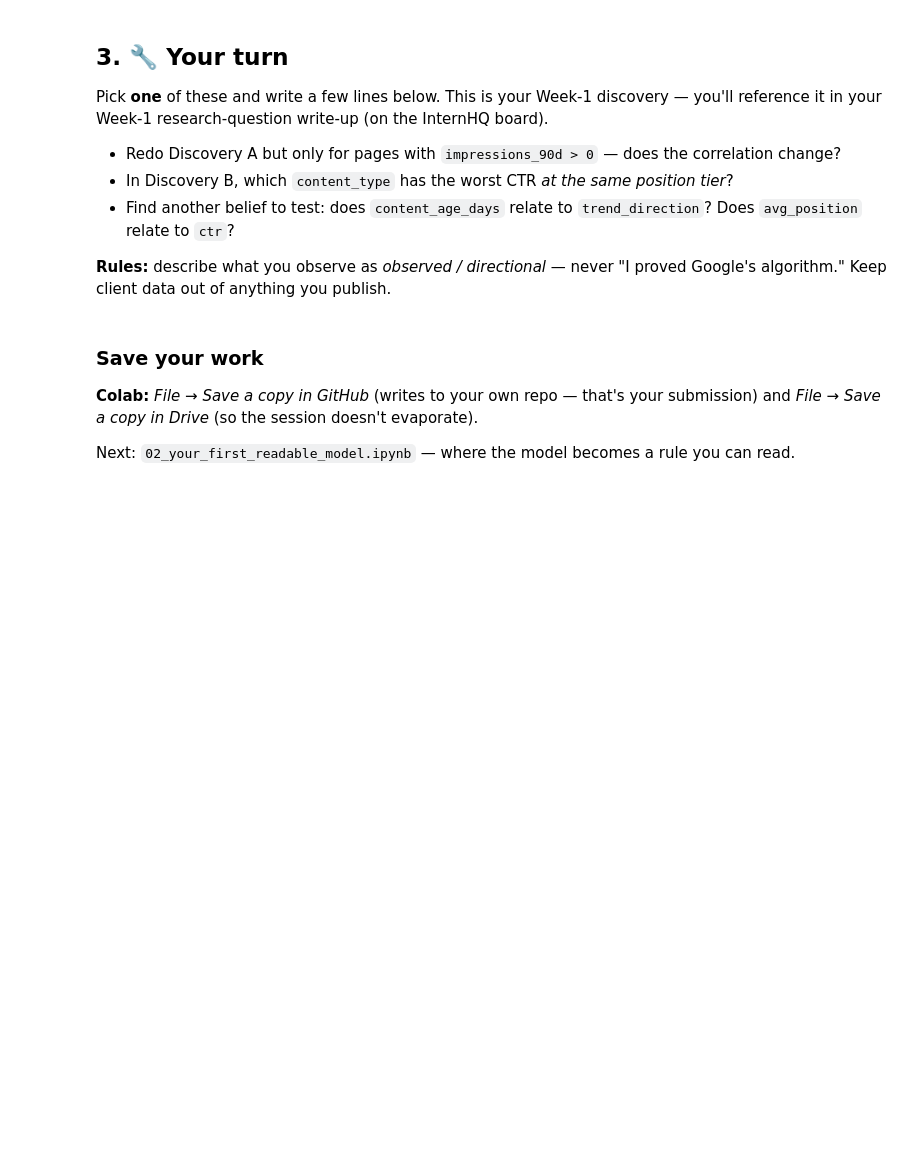
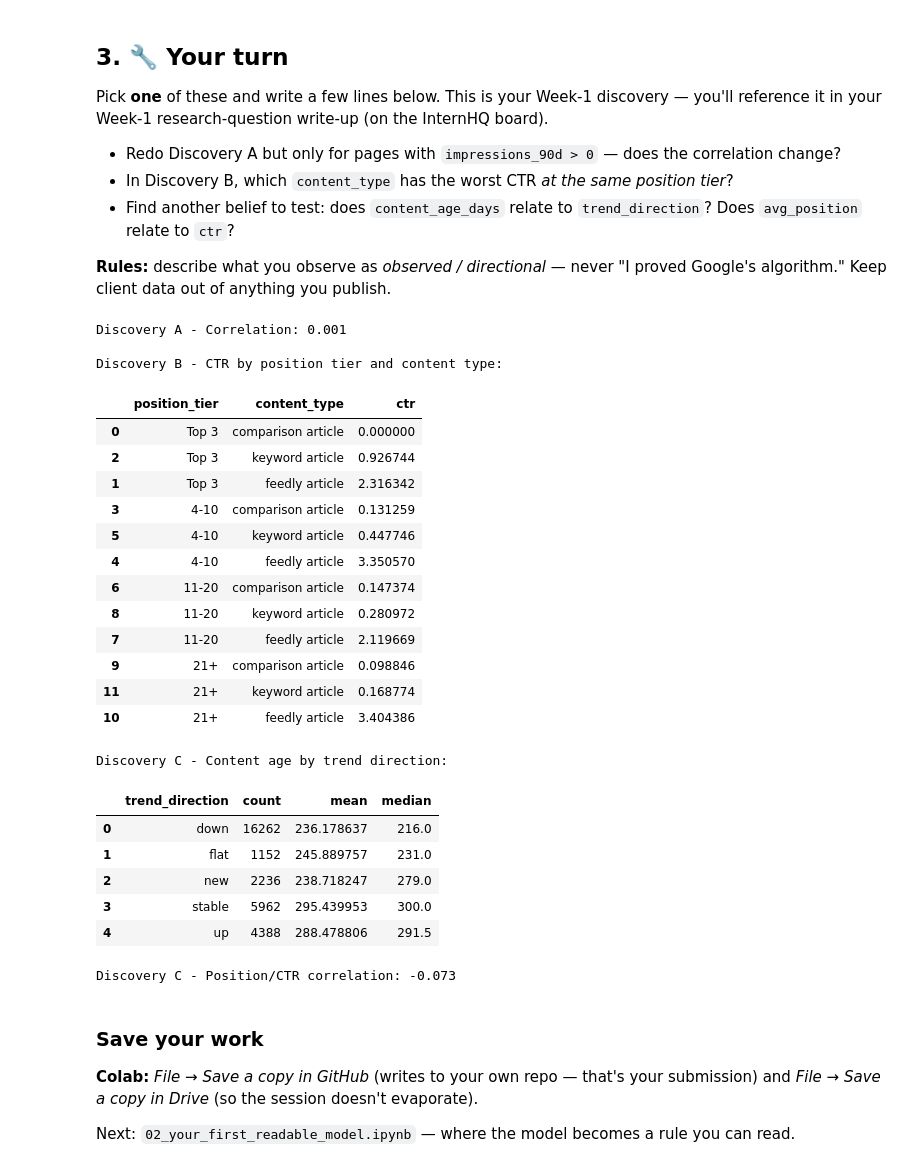
Before and after one commit to SaribShahid/flyrank-ml-internship, a Jupyter notebook: notebooks/01_first_look_and_discovery.ipynb, the cells around one changed output. Saved outputs shown, nothing was run; the diff lists cells and outputs as text; code cells hidden in the pictures; blank space fills up the shorter version.

```diff
--- a/notebooks/01_first_look_and_discovery.ipynb
+++ b/notebooks/01_first_look_and_discovery.ipynb
@@ -158,3 +156,71 @@ Pick **one** of these and write a few lines below. This is your Week-1 discovery
+# %%
+# Discovery A
+positive_impressions = df[df["impressions_90d"] > 0]
+
+corr = positive_impressions["search_volume"].corr(
+    positive_impressions["impressions_90d"]
+)
+
+print(f"Discovery A - Correlation: {corr:.3f}")
+
+
+# Discovery B
+df["position_tier"] = pd.cut(
+    df["avg_position"],
+    bins=[0, 3, 10, 20, float("inf")],
+    labels=["Top 3", "4-10", "11-20", "21+"],
+    include_lowest=True
+)
+
+ctr_by_type = (
+    df.groupby(["position_tier", "content_type"], observed=True)["ctr"]
+    .mean()
+    .reset_index()
+    .sort_values(["position_tier", "ctr"])
+)
+
+print("\nDiscovery B - CTR by position tier and content type:")
+display(ctr_by_type)
+
+
+# Discovery C
+age_trend = (
+    df.groupby("trend_direction")["content_age_days"]
+    .agg(["count", "mean", "median"])
+    .reset_index()
+)
+
+print("\nDiscovery C - Content age by trend direction:")
+display(age_trend)
+
+position_ctr_corr = df["avg_position"].corr(df["ctr"])
+
+print(f"\nDiscovery C - Position/CTR correlation: {position_ctr_corr:.3f}")
+# %% [output]
+Discovery A - Correlation: 0.001
+
+Discovery B - CTR by position tier and content type:
+|  | position_tier | content_type | ctr |
+| 0 | Top 3 | comparison article | 0.000000 |
+| 2 | Top 3 | keyword article | 0.926744 |
+| 1 | Top 3 | feedly article | 2.316342 |
+| 3 | 4-10 | comparison article | 0.131259 |
+| 5 | 4-10 | keyword article | 0.447746 |
+| 4 | 4-10 | feedly article | 3.350570 |
+| 6 | 11-20 | comparison article | 0.147374 |
+| 8 | 11-20 | keyword article | 0.280972 |
+| 7 | 11-20 | feedly article | 2.119669 |
+| 9 | 21+ | comparison article | 0.098846 |
+| 11 | 21+ | keyword article | 0.168774 |
+| 10 | 21+ | feedly article | 3.404386 |
+Discovery C - Content age by trend direction:
+|  | trend_direction | count | mean | median |
+| 0 | down | 16262 | 236.178637 | 216.0 |
+| 1 | flat | 1152 | 245.889757 | 231.0 |
+| 2 | new | 2236 | 238.718247 | 279.0 |
+| 3 | stable | 5962 | 295.439953 | 300.0 |
+| 4 | up | 4388 | 288.478806 | 291.5 |
+Discovery C - Position/CTR correlation: -0.073
 # %% [markdown]
 ### Save your work
 **Colab:** *File → Save a copy in GitHub* (writes to your own repo — that's your submission) and *File → Save a copy in Drive* (so the session doesn't evaporate).
```
Also changed, not shown: parts of 3 cells of this notebook.
